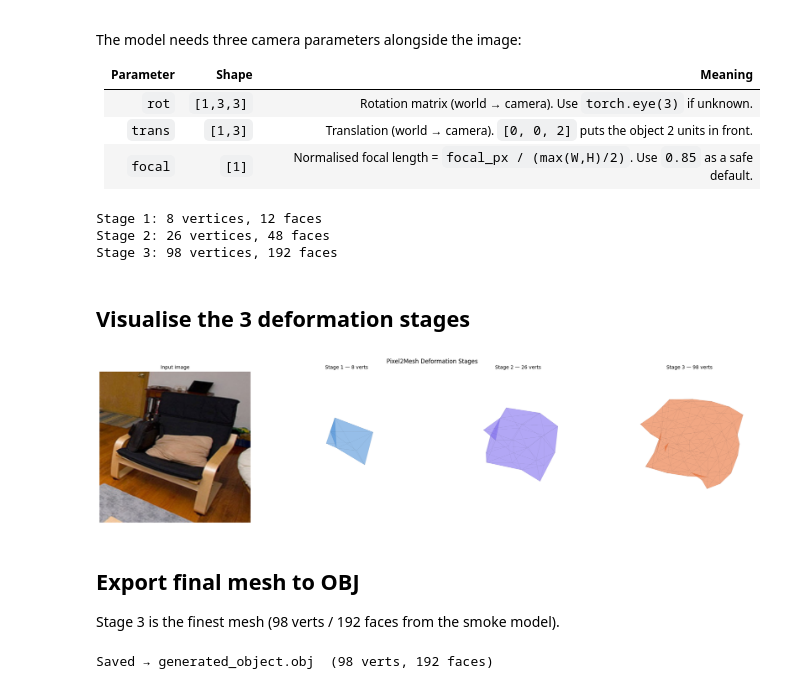
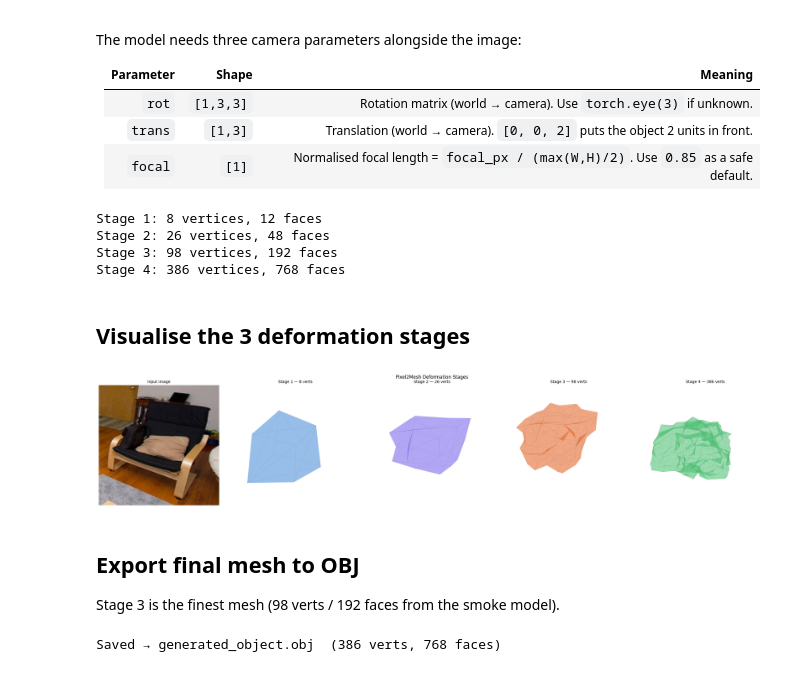
Before and after one commit to ssabrut/generational-bullshit, a Jupyter notebook: notebooks/6_generate_object.ipynb, the cells around one changed output. Cells and saved outputs as stored; diff of their text form; code cells hidden in the pictures.

```diff
--- a/notebooks/6_generate_object.ipynb
+++ b/notebooks/6_generate_object.ipynb
@@ -335,7 +335,7 @@ The smoke checkpoint was saved from a model with `hidden_dim=64, n_stages=3, n_g
 # %%
 encoder = DINOv2FPNEncoder(freeze_backbone=True).to(DEVICE)
 
-model = Furniture3D(encoder=encoder, hidden_dim=256, n_stages=3, n_gcn_blocks=3).to(DEVICE)
+model = Furniture3D(encoder=encoder, hidden_dim=256, n_stages=4, n_gcn_blocks=3).to(DEVICE)
 
 ckpt = torch.load(CKPT_PATH, map_location=DEVICE)
 model.load_state_dict(ckpt["model"])
@@ -408,6 +408,7 @@ for i, v in enumerate(output["vertices"]):
 Stage 1: 8 vertices, 12 faces
 Stage 2: 26 vertices, 48 faces
 Stage 3: 98 vertices, 192 faces
+Stage 4: 386 vertices, 768 faces
 # %% [markdown]
 ## Visualise the 3 deformation stages
 # %%
@@ -415,41 +416,41 @@ def visualise_output(output, img_tensor=None):
     n_stages = len(output["vertices"])
     n_cols = n_stages + (1 if img_tensor is not None else 0)
     fig = plt.figure(figsize=(5 * n_cols, 5))
-    colors = ["#4A90D9", "#7B68EE", "#E8672A"]
+    colors = ["#4A90D9", "#7B68EE", "#E8672A", "#50C878"]
 
     col = 1
     if img_tensor is not None:
         ax = fig.add_subplot(1, n_cols, col)
         mean = torch.tensor(IMAGENET_MEAN).view(3,1,1)
         std  = torch.tensor(IMAGENET_STD).view(3,1,1)
         display_img = (img_tensor[0].cpu() * std + mean).clamp(0,1).permute(1,2,0)
         ax.imshow(display_img)
         ax.set_title("Input image", fontsize=10)
         ax.axis("off")
         col += 1
 
     for i, (verts, faces) in enumerate(zip(output["vertices"], output["faces"])):
         ax = fig.add_subplot(1, n_cols, col, projection="3d")
         pv = verts[0].detach().cpu().numpy()
         ff = faces.cpu().numpy()
         tris = [pv[f] for f in ff]
         poly = Poly3DCollection(tris, alpha=0.35, facecolor=colors[i],
                                 edgecolor="#333", linewidth=0.1)
         ax.add_collection3d(poly)
         lim = 0.7
         ax.set_xlim(-lim,lim); ax.set_ylim(-lim,lim); ax.set_zlim(-lim,lim)
         ax.set_title(f"Stage {i+1} — {pv.shape[0]} verts", fontsize=10)
         ax.set_axis_off()
         col += 1
 
     plt.suptitle("Pixel2Mesh Deformation Stages", fontsize=12)
     plt.tight_layout()
     plt.show()
 
 
 visualise_output(output, img_tensor)
 # %% [output]
-[figure, old version]
+[figure, new version]
 # %% [markdown]
 ## Export final mesh to OBJ
 
@@ -473,7 +474,7 @@ final_faces = output["faces"][-1]
 
 save_obj("generated_object.obj", final_verts, final_faces)
 # %% [output]
-Saved → generated_object.obj  (98 verts, 192 faces)
+Saved → generated_object.obj  (386 verts, 768 faces)
 # %%
 from aspose.threed import Scene, FileFormat
 from aspose.threed.formats import *
```
Also changed, not shown: parts of 1 cell of this notebook, 6 other files.
